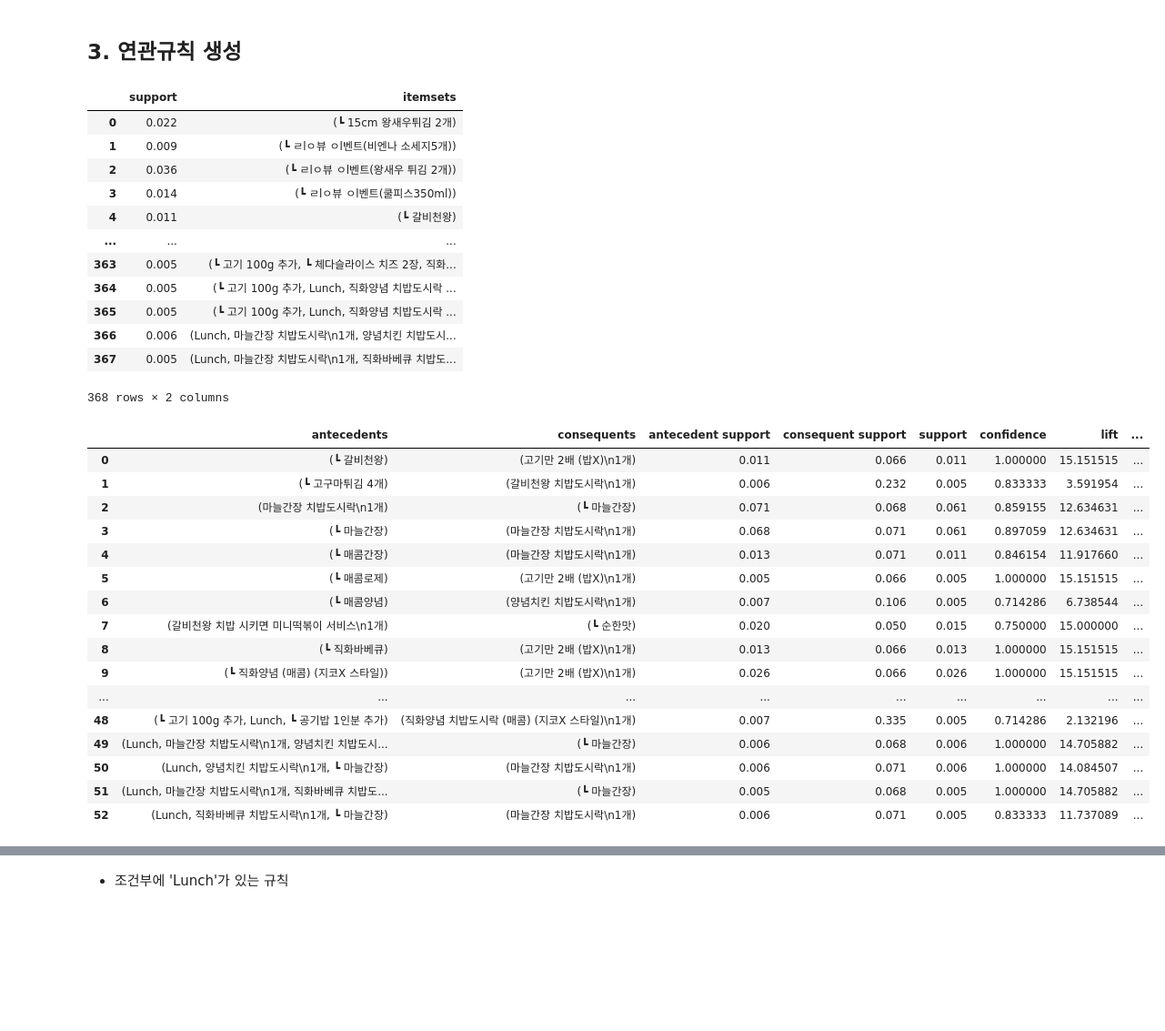
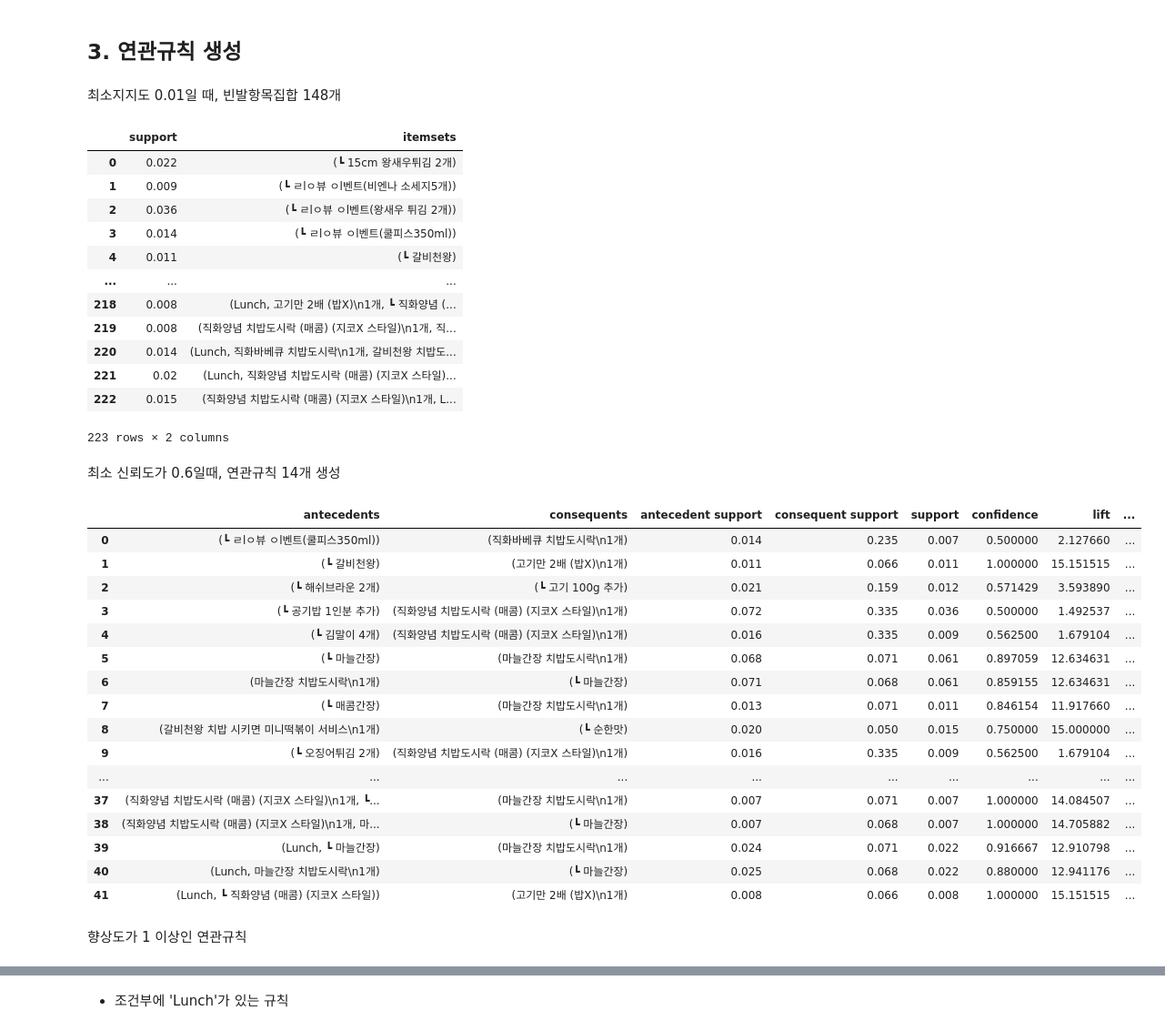
Before and after one commit to Cceugene/Baemin, a Jupyter notebook: 05_ARM/ARM_chibab.ipynb, the cells around one changed output, grey strips where cells are left out. Shown at 91% size. Saved outputs shown, nothing was run; the diff lists cells and outputs as text; code cells hidden in the pictures; blank space fills up the shorter version.

```diff
--- a/05_ARM/ARM_chibab.ipynb
+++ b/05_ARM/ARM_chibab.ipynb
@@ -81,9 +85,9 @@ li
 # %% [markdown]
 ## 점심 시간 정보 추가
 # %%
-df.loc[df['time'].apply(lambda x: True if x[:2] == '오전' else False), 'Hour'] = 'Lunch'
-#df.loc[df['time'].apply(lambda x: True if x[:2] == '오후' else False), 'Hour'] = 'Dinner'
-df.loc[df['time'].apply(lambda x: True if x[:5] == '오후 12' else False), 'Hour'] = 'Lunch'
+df.loc[df['time'].apply(lambda x: x[:2] == '오전'), 'Hour'] = 'Lunch'
+#df.loc[df['time'].apply(lambda x: x[:2] == '오후'), 'Hour'] = 'Dinner'
+df.loc[df['time'].apply(lambda x: x[:5] == '오후 12'), 'Hour'] = 'Lunch'
 df
 # %% [output]
 |  | date | time | menu | Hour |
@@ -223,7 +223,9 @@ freq_sort['Support'].hist();
 # %% [markdown]
 ## 3. 연관규칙 생성
+# %% [markdown]
+최소지지도 0.01일 때, 빈발항목집합 148개
 # %%
-freq_items = apriori(ARM_df, min_support=0.005, use_colnames=True)
+freq_items = apriori(ARM_df, min_support=0.007, use_colnames=True)
 freq_items
 # %% [output]
 |  | support | itemsets |
@@ -233,32 +235,36 @@ freq_items
 | 3 | 0.014 | (┗ ㄹlㅇ뷰 ㅇl벤트(쿨피스350ml)) |
 | 4 | 0.011 | (┗ 갈비천왕) |
 | ... | ... | ... |
-| 363 | 0.005 | (┗ 고기 100g 추가, ┗ 체다슬라이스 치즈 2장, 직화... |
-| 364 | 0.005 | (┗ 고기 100g 추가, Lunch, 직화양념 치밥도시락 ... |
-| 365 | 0.005 | (┗ 고기 100g 추가, Lunch, 직화양념 치밥도시락 ... |
-| 366 | 0.006 | (Lunch, 마늘간장 치밥도시락\n1개, 양념치킨 치밥도시... |
-| 367 | 0.005 | (Lunch, 마늘간장 치밥도시락\n1개, 직화바베큐 치밥도... |
+| 218 | 0.008 | (Lunch, 고기만 2배 (밥X)\n1개, ┗ 직화양념 (... |
+| 219 | 0.008 | (직화양념 치밥도시락 (매콤) (지코X 스타일)\n1개, 직... |
+| 220 | 0.014 | (Lunch, 직화바베큐 치밥도시락\n1개, 갈비천왕 치밥도... |
+| 221 | 0.02 | (Lunch, 직화양념 치밥도시락 (매콤) (지코X 스타일)... |
+| 222 | 0.015 | (직화양념 치밥도시락 (매콤) (지코X 스타일)\n1개, L... |
-368 rows × 2 columns
+223 rows × 2 columns
+# %% [markdown]
+최소 신뢰도가 0.6일때, 연관규칙 14개 생성
 # %%
-rules = association_rules(freq_items, metric = 'confidence', min_threshold = 0.7)
+rules = association_rules(freq_items, metric = 'confidence', min_threshold = 0.5)
 rules
 # %% [output]
 |  | antecedents | consequents | antecedent support | consequent support | support | confidence | lift | ... |
-| 0 | (┗ 갈비천왕) | (고기만 2배 (밥X)\n1개) | 0.011 | 0.066 | 0.011 | 1.000000 | 15.151515 | ... |
-| 1 | (┗ 고구마튀김 4개) | (갈비천왕 치밥도시락\n1개) | 0.006 | 0.232 | 0.005 | 0.833333 | 3.591954 | ... |
-| 2 | (마늘간장 치밥도시락\n1개) | (┗ 마늘간장) | 0.071 | 0.068 | 0.061 | 0.859155 | 12.634631 | ... |
-| 3 | (┗ 마늘간장) | (마늘간장 치밥도시락\n1개) | 0.068 | 0.071 | 0.061 | 0.897059 | 12.634631 | ... |
-| 4 | (┗ 매콤간장) | (마늘간장 치밥도시락\n1개) | 0.013 | 0.071 | 0.011 | 0.846154 | 11.917660 | ... |
-| 5 | (┗ 매콤로제) | (고기만 2배 (밥X)\n1개) | 0.005 | 0.066 | 0.005 | 1.000000 | 15.151515 | ... |
-| 6 | (┗ 매콤양념) | (양념치킨 치밥도시락\n1개) | 0.007 | 0.106 | 0.005 | 0.714286 | 6.738544 | ... |
-| 7 | (갈비천왕 치밥 시키면 미니떡볶이 서비스\n1개) | (┗ 순한맛) | 0.020 | 0.050 | 0.015 | 0.750000 | 15.000000 | ... |
-| 8 | (┗ 직화바베큐) | (고기만 2배 (밥X)\n1개) | 0.013 | 0.066 | 0.013 | 1.000000 | 15.151515 | ... |
-| 9 | (┗ 직화양념 (매콤) (지코X 스타일)) | (고기만 2배 (밥X)\n1개) | 0.026 | 0.066 | 0.026 | 1.000000 | 15.151515 | ... |
+| 0 | (┗ ㄹlㅇ뷰 ㅇl벤트(쿨피스350ml)) | (직화바베큐 치밥도시락\n1개) | 0.014 | 0.235 | 0.007 | 0.500000 | 2.127660 | ... |
+| 1 | (┗ 갈비천왕) | (고기만 2배 (밥X)\n1개) | 0.011 | 0.066 | 0.011 | 1.000000 | 15.151515 | ... |
+| 2 | (┗ 해쉬브라운 2개) | (┗ 고기 100g 추가) | 0.021 | 0.159 | 0.012 | 0.571429 | 3.593890 | ... |
+| 3 | (┗ 공기밥 1인분 추가) | (직화양념 치밥도시락 (매콤) (지코X 스타일)\n1개) | 0.072 | 0.335 | 0.036 | 0.500000 | 1.492537 | ... |
+| 4 | (┗ 김말이 4개) | (직화양념 치밥도시락 (매콤) (지코X 스타일)\n1개) | 0.016 | 0.335 | 0.009 | 0.562500 | 1.679104 | ... |
+| 5 | (┗ 마늘간장) | (마늘간장 치밥도시락\n1개) | 0.068 | 0.071 | 0.061 | 0.897059 | 12.634631 | ... |
+| 6 | (마늘간장 치밥도시락\n1개) | (┗ 마늘간장) | 0.071 | 0.068 | 0.061 | 0.859155 | 12.634631 | ... |
+| 7 | (┗ 매콤간장) | (마늘간장 치밥도시락\n1개) | 0.013 | 0.071 | 0.011 | 0.846154 | 11.917660 | ... |
+| 8 | (갈비천왕 치밥 시키면 미니떡볶이 서비스\n1개) | (┗ 순한맛) | 0.020 | 0.050 | 0.015 | 0.750000 | 15.000000 | ... |
+| 9 | (┗ 오징어튀김 2개) | (직화양념 치밥도시락 (매콤) (지코X 스타일)\n1개) | 0.016 | 0.335 | 0.009 | 0.562500 | 1.679104 | ... |
 | ... | ... | ... | ... | ... | ... | ... | ... | ... |
-| 48 | (┗ 고기 100g 추가, Lunch, ┗ 공기밥 1인분 추가) | (직화양념 치밥도시락 (매콤) (지코X 스타일)\n1개) | 0.007 | 0.335 | 0.005 | 0.714286 | 2.132196 | ... |
-| 49 | (Lunch, 마늘간장 치밥도시락\n1개, 양념치킨 치밥도시... | (┗ 마늘간장) | 0.006 | 0.068 | 0.006 | 1.000000 | 14.705882 | ... |
-| 50 | (Lunch, 양념치킨 치밥도시락\n1개, ┗ 마늘간장) | (마늘간장 치밥도시락\n1개) | 0.006 | 0.071 | 0.006 | 1.000000 | 14.084507 | ... |
-| 51 | (Lunch, 마늘간장 치밥도시락\n1개, 직화바베큐 치밥도... | (┗ 마늘간장) | 0.005 | 0.068 | 0.005 | 1.000000 | 14.705882 | ... |
-| 52 | (Lunch, 직화바베큐 치밥도시락\n1개, ┗ 마늘간장) | (마늘간장 치밥도시락\n1개) | 0.006 | 0.071 | 0.005 | 0.833333 | 11.737089 | ... |
+| 37 | (직화양념 치밥도시락 (매콤) (지코X 스타일)\n1개, ┗... | (마늘간장 치밥도시락\n1개) | 0.007 | 0.071 | 0.007 | 1.000000 | 14.084507 | ... |
+| 38 | (직화양념 치밥도시락 (매콤) (지코X 스타일)\n1개, 마... | (┗ 마늘간장) | 0.007 | 0.068 | 0.007 | 1.000000 | 14.705882 | ... |
+| 39 | (Lunch, ┗ 마늘간장) | (마늘간장 치밥도시락\n1개) | 0.024 | 0.071 | 0.022 | 0.916667 | 12.910798 | ... |
+| 40 | (Lunch, 마늘간장 치밥도시락\n1개) | (┗ 마늘간장) | 0.025 | 0.068 | 0.022 | 0.880000 | 12.941176 | ... |
+| 41 | (Lunch, ┗ 직화양념 (매콤) (지코X 스타일)) | (고기만 2배 (밥X)\n1개) | 0.008 | 0.066 | 0.008 | 1.000000 | 15.151515 | ... |
+# %% [markdown]
+향상도가 1 이상인 연관규칙
 # %%
 rules = rules[(rules['lift'] > 1)]
```
Also changed, not shown: parts of 21 cells of this notebook, 1 other file.
